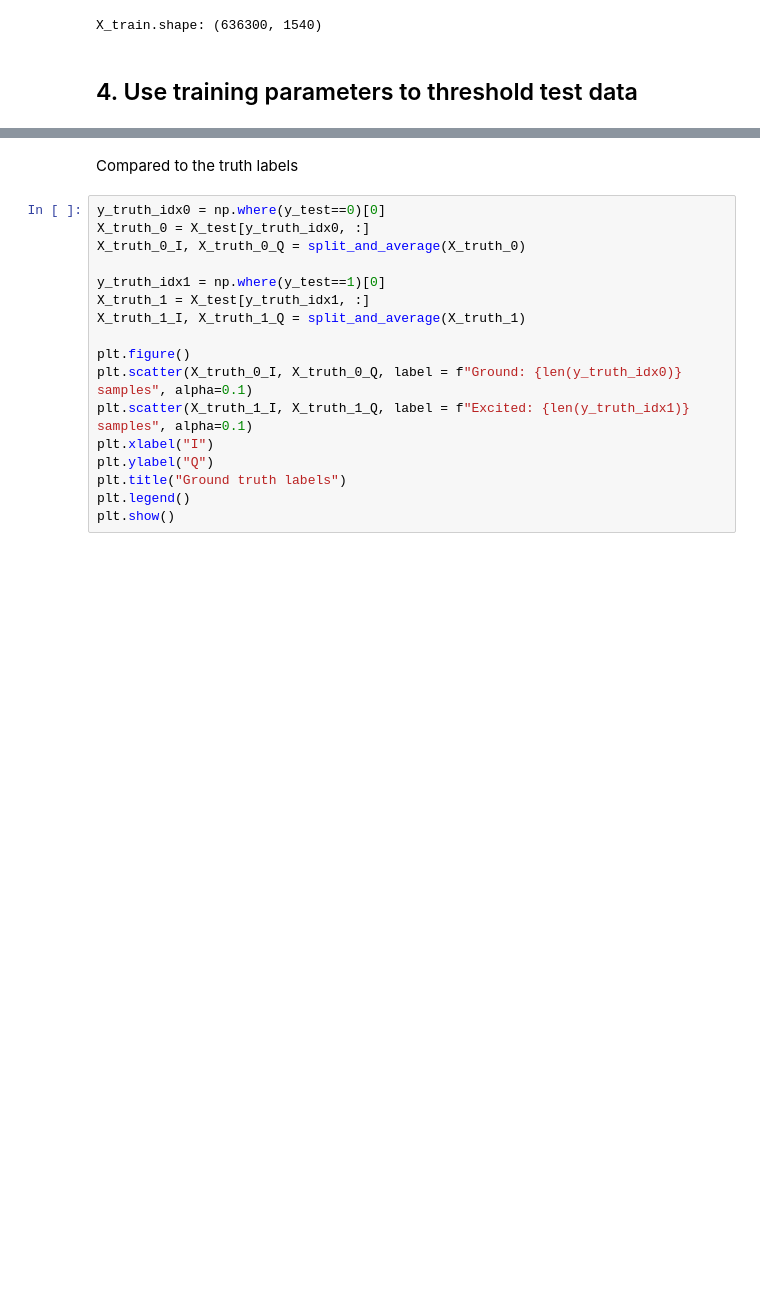
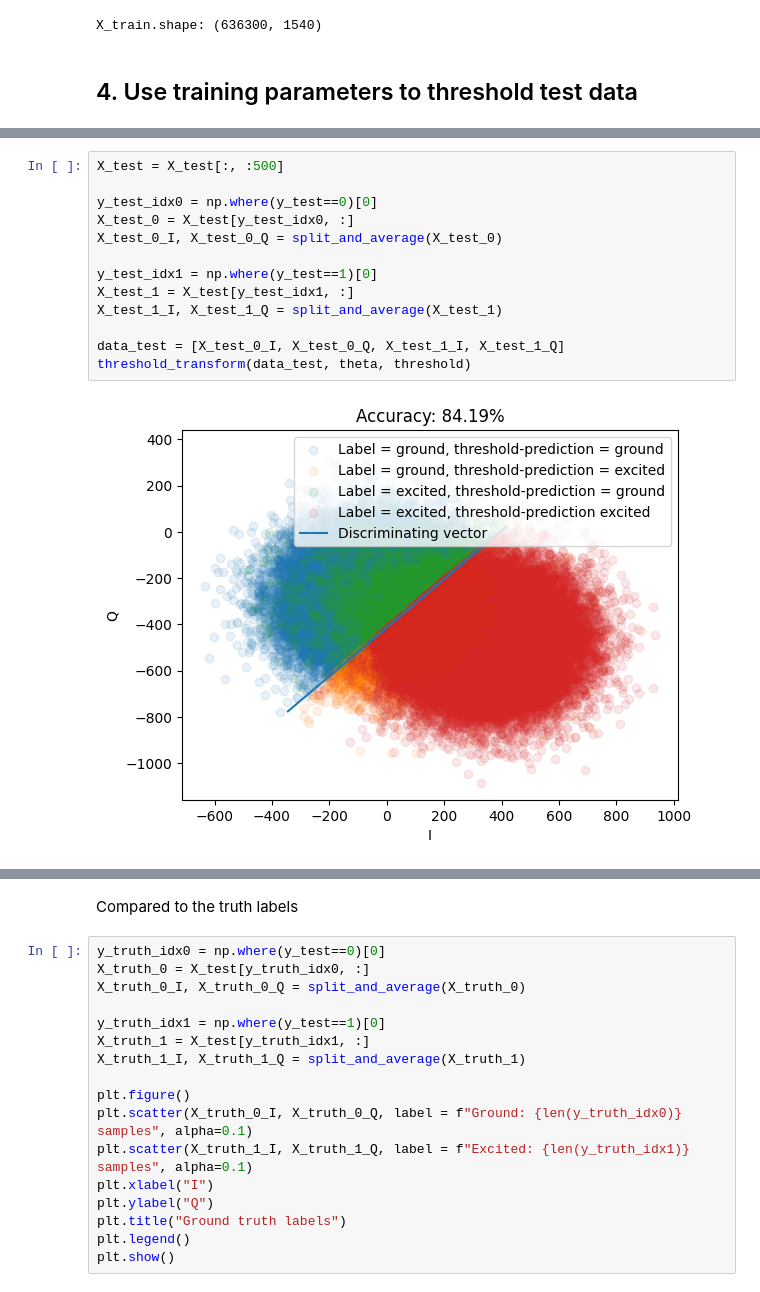
Before and after one commit to abdelabd/ml-quantum-readout, a Jupyter notebook: notebooks/QICK demo thresholding.ipynb, the cells around one changed output, grey strips where cells are left out. Cells and saved outputs as stored; diff of their text form; blank space fills up the shorter version.

```diff
--- a/notebooks/QICK demo thresholding.ipynb
+++ b/notebooks/QICK demo thresholding.ipynb
@@ -292,0 +293,15 @@ threshold_transform(data_test, theta, threshold)
+# %%
+X_test = X_test[:, :500]
+
+y_test_idx0 = np.where(y_test==0)[0]
+X_test_0 = X_test[y_test_idx0, :]
+X_test_0_I, X_test_0_Q = split_and_average(X_test_0)
+
+y_test_idx1 = np.where(y_test==1)[0]
+X_test_1 = X_test[y_test_idx1, :]
+X_test_1_I, X_test_1_Q = split_and_average(X_test_1)
+
+data_test = [X_test_0_I, X_test_0_Q, X_test_1_I, X_test_1_Q]
+threshold_transform(data_test, theta, threshold)
+# %% [output]
+[figure, added]
```
Also changed, not shown: parts of 4 cells of this notebook.
